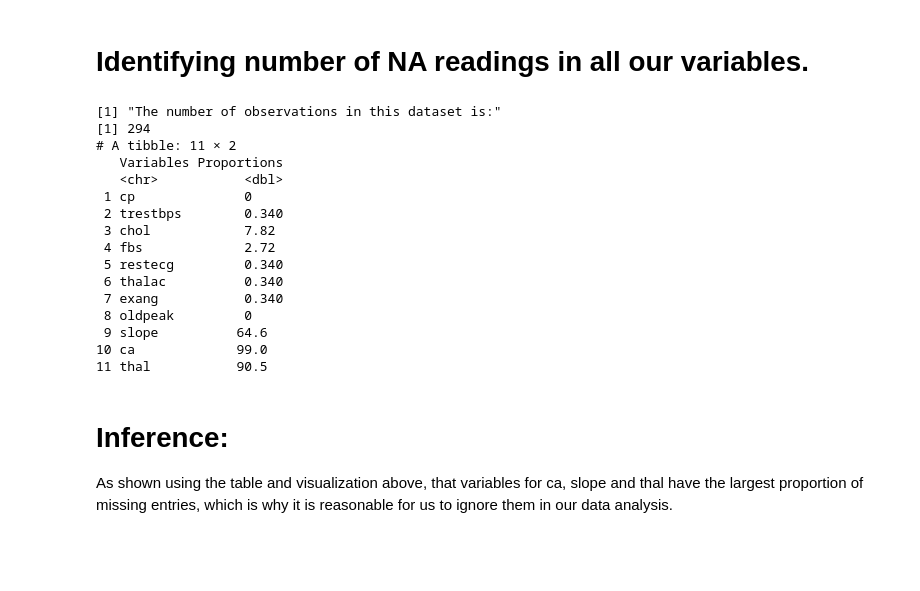
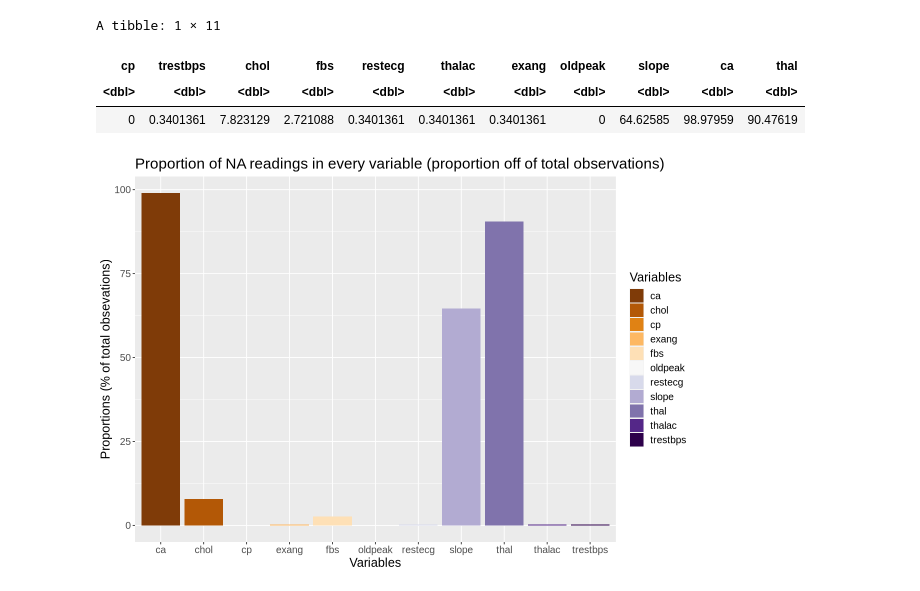
Before and after one commit to szulkifl/dsci-data-analysis-project-44, a Jupyter notebook: project_proposal.ipynb, the cells around one changed output. Drawn from its saved outputs; the diff is of its cells as text; code cells hidden in the pictures; blank space fills up the shorter version.

```diff
--- a/project_proposal.ipynb
+++ b/project_proposal.ipynb
@@ -54,45 +47,29 @@ Caused by error:
-# %% [markdown]
-# Identifying number of NA readings in all our variables.
-# %%
-nobs <- nrow(hungarian_data)
-data_na_df <- hungarian_data |>
-              select(cp:thal) |>
-              map_df(~sum(is.na(.))) |>
-              mutate(across(everything(),~ .x * (100/nobs)))
-
-
-data_na_df_modified <- pivot_longer(data_na_df,
-                                   cp:thal,
-                                   names_to = "Variables",
-                                   values_to = "Proportions")
-dat_na_df_modified_visualized <- data_na_df_modified |>
-                                 ggplot(aes(x = Variables, y = Proportions, fill = Variables)) +
-                                 geom_bar(stat = "identity") +
-                                 scale_fill_brewer(palette = "Blues") +
-                                 theme(text = element_text(size = 15))
-
-print("The number of observations in this dataset is:")
-print(nobs)
-#data_na_df
-#dat_na_df_modified_visualized
-print(data_na_df_modified)
-# %% [output]
-[1] "The number of observations in this dataset is:"
-[1] 294
-# A tibble: 11 × 2
-   Variables Proportions
-   <chr>           <dbl>
- 1 cp              0
- 2 trestbps        0.340
- 3 chol            7.82
- 4 fbs             2.72
- 5 restecg         0.340
- 6 thalac          0.340
- 7 exang           0.340
- 8 oldpeak         0
- 9 slope          64.6
-10 ca             99.0
-11 thal           90.5
-# %% [markdown]
-# Inference:
-As shown using the table and visualization above, that variables for ca, slope and thal have the largest proportion of missing entries, which is why it is reasonable for us to ignore them in our data analysis.
+# %%
+options(repr.plot.width = 10)
+#number of observations
+n_obs <- nrow(hungarian_data)
+data_na_df <- hungarian_data |>
+              select(cp:thal) |>
+              map_df(~sum(is.na(.))) |>
+              mutate(across(everything(), ~.x * (100/n_obs)))
+
+data_na_df_vis <- pivot_longer(data_na_df,
+                              cp:thal,
+                              names_to = "Variables",
+                              values_to = "Proportions") |>
+                              ggplot(aes(x = Variables, y = Proportions, fill = Variables)) +
+                              geom_bar(stat = "identity") +
+                              scale_fill_brewer(palette = "PuOr") +
+                              ggtitle("Proportion of NA readings in every variable (proportion off of total observations)") +
+                              labs(x = "Variables",
+                                  y = "Proportions (% of total obsevations)",
+                                  fill = "Variables") +
+                              theme(text = element_text(size = 15))
+data_na_df
+data_na_df_vis
+# %% [output]
+A tibble: 1 × 11
+| cp | trestbps | chol | fbs | restecg | thalac | exang | oldpeak | slope | ca | thal |
+| <dbl> | <dbl> | <dbl> | <dbl> | <dbl> | <dbl> | <dbl> | <dbl> | <dbl> | <dbl> | <dbl> |
+| 0 | 0.3401361 | 7.823129 | 2.721088 | 0.3401361 | 0.3401361 | 0.3401361 | 0 | 64.62585 | 98.97959 | 90.47619 |
+[figure, added]
```
Also changed, not shown: parts of 21 cells of this notebook.
